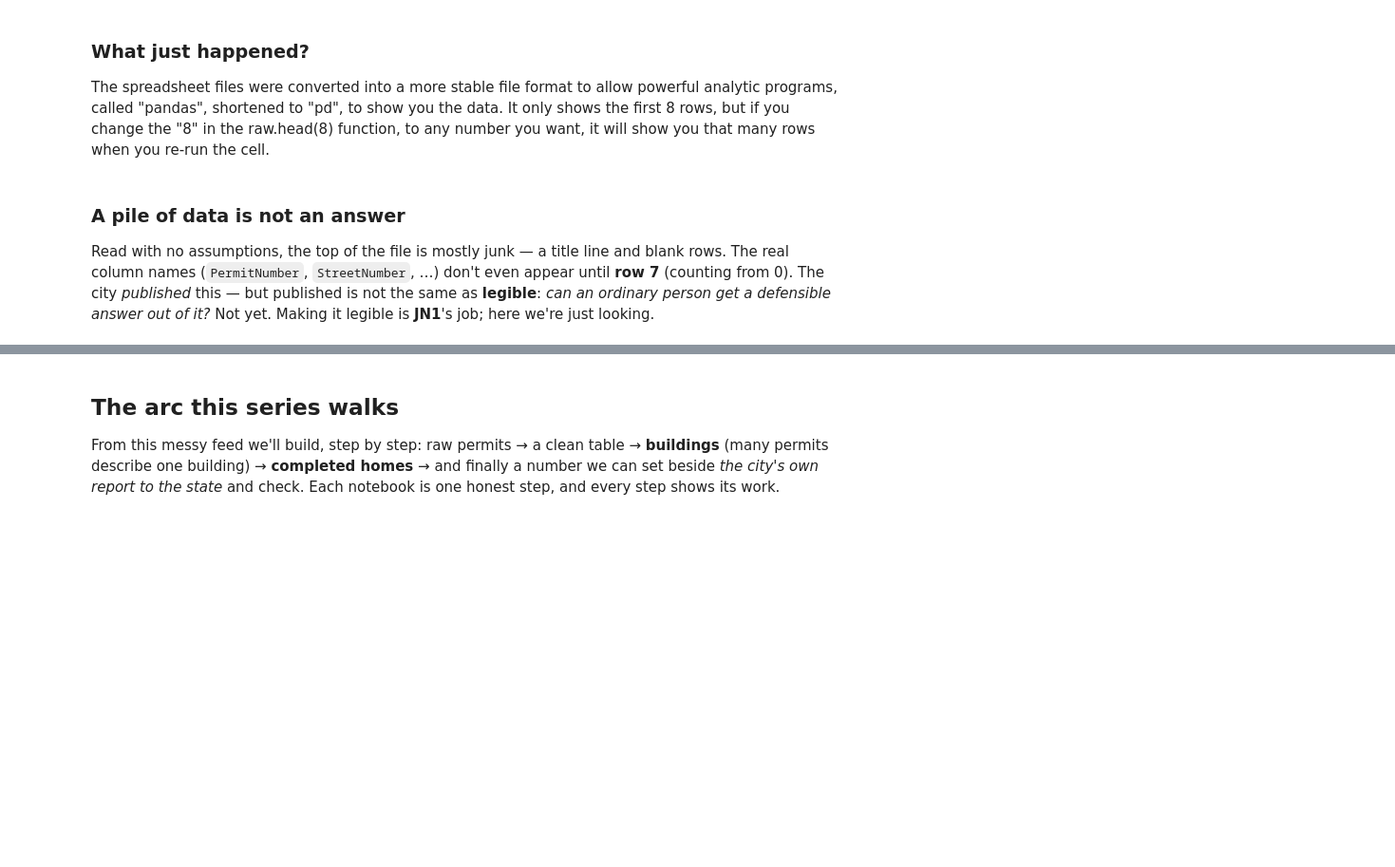
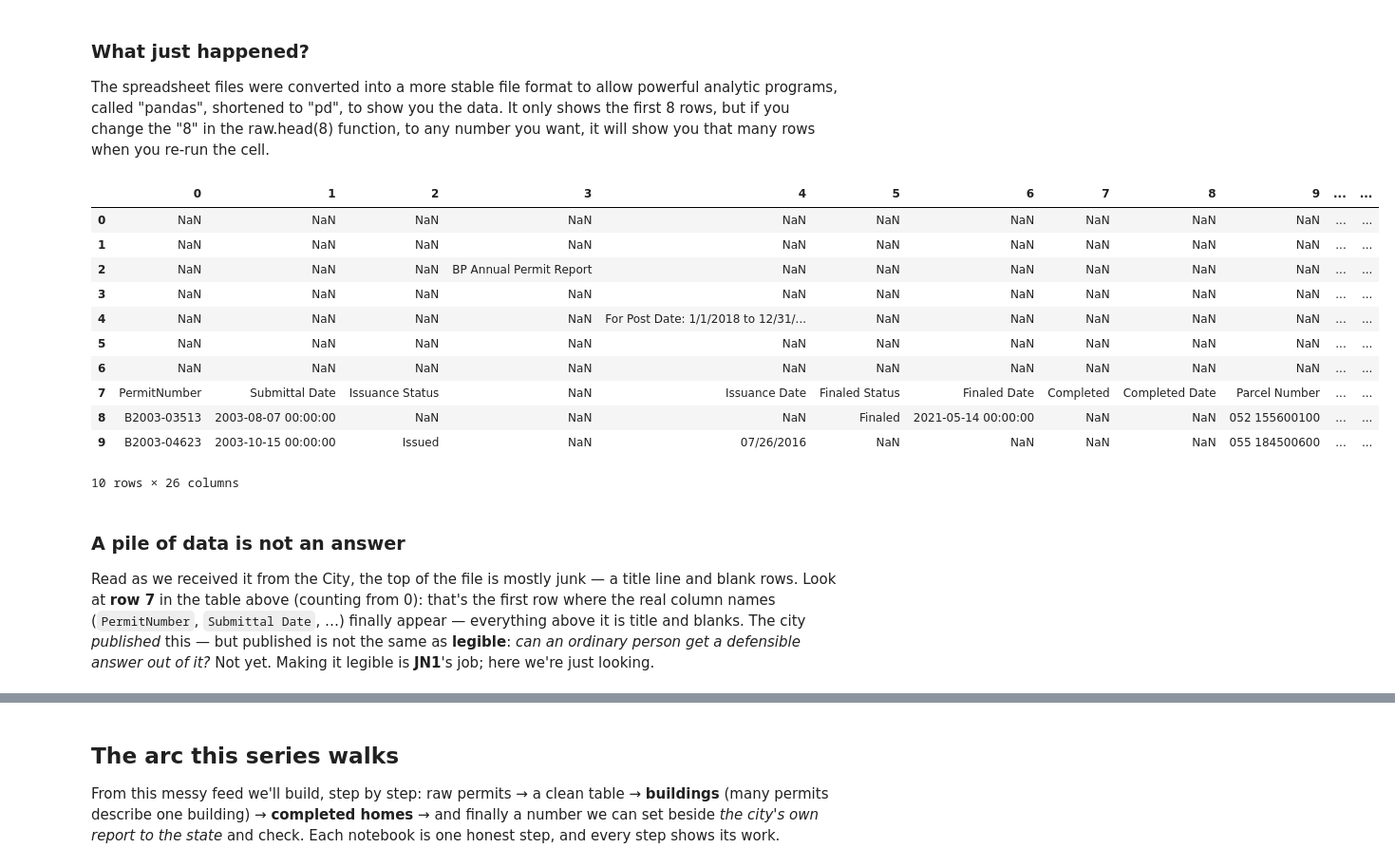
Before and after one commit to blockXblock/berkeley-housing-analysis, a Jupyter notebook: notebooks/curriculum/JN0a_why_data.ipynb, the cells around one changed output, grey strips where cells are left out. Shown at 95% size. Saved outputs shown, nothing was run; the diff lists cells and outputs as text; code cells hidden in the pictures; blank space fills up the shorter version.

Commit message:
curriculum: JN0a — show header-search rows + loaded table, clarify one-file-vs-both, fix Pérez name
Co-Authored-By: Claude Opus 4.8 (1M context) <noreply@anthropic.com>

```diff
--- a/notebooks/curriculum/JN0a_why_data.ipynb
+++ b/notebooks/curriculum/JN0a_why_data.ipynb
@@ -177,10 +177,24 @@ The spreadsheet files were converted into a more stable file format to allow pow
 # %%
 # find which of the top rows actually holds the column names
 _hdr = next(i for i in range(9) if 'PermitNumber' in raw.iloc[i].astype(str).tolist())
+from IPython.display import display
+display(raw.head(_hdr + 3))   # the junk rows on top + the header row + a couple of data rows
 md(f'''### A pile of data is not an answer
 
-Read as we received it from the City, the top of the file is mostly junk — a title line and blank rows. The real column names (`PermitNumber`, `StreetNumber`, …) don't even appear until **row {_hdr}** (counting from 0). The city *published* this — but published is not the same as **legible**: *can an ordinary person get a defensible answer out of it?* Not yet. Making it legible is **JN1**'s job; here we're just looking.''')
+Read as we received it from the City, the top of the file is mostly junk — a title line and blank rows. Look at **row {_hdr}** in the table above (counting from 0): that's the first row where the real column names (`PermitNumber`, `Submittal Date`, …) finally appear — everything above it is title and blanks. The city *published* this — but published is not the same as **legible**: *can an ordinary person get a defensible answer out of it?* Not yet. Making it legible is **JN1**'s job; here we're just looking.''')
 # %% [output]
+|  | 0 | 1 | 2 | 3 | 4 | 5 | 6 | 7 | 8 | 9 | ... | ... |
+| 0 | NaN | NaN | NaN | NaN | NaN | NaN | NaN | NaN | NaN | NaN | ... | ... |
+| 1 | NaN | NaN | NaN | NaN | NaN | NaN | NaN | NaN | NaN | NaN | ... | ... |
+| 2 | NaN | NaN | NaN | BP Annual Permit Report | NaN | NaN | NaN | NaN | NaN | NaN | ... | ... |
+| 3 | NaN | NaN | NaN | NaN | NaN | NaN | NaN | NaN | NaN | NaN | ... | ... |
+| 4 | NaN | NaN | NaN | NaN | For Post Date: 1/1/2018 to 12/31/... | NaN | NaN | NaN | NaN | NaN | ... | ... |
+| 5 | NaN | NaN | NaN | NaN | NaN | NaN | NaN | NaN | NaN | NaN | ... | ... |
+| 6 | NaN | NaN | NaN | NaN | NaN | NaN | NaN | NaN | NaN | NaN | ... | ... |
+| 7 | PermitNumber | Submittal Date | Issuance Status | NaN | Issuance Date | Finaled Status | Finaled Date | Completed | Completed Date | Parcel Number | ... | ... |
+| 8 | B2003-03513 | 2003-08-07 00:00:00 | NaN | NaN | NaN | Finaled | 2021-05-14 00:00:00 | NaN | NaN | 052 155600100 | ... | ... |
+| 9 | B2003-04623 | 2003-10-15 00:00:00 | Issued | NaN | 07/26/2016 | NaN | NaN | NaN | NaN | 055 184500600 | ... | ... |
+10 rows × 26 columns
 ### A pile of data is not an answer
 
-Read with no assumptions, the top of the file is mostly junk — a title line and blank rows. The real column names (`PermitNumber`, `StreetNumber`, …) don't even appear until **row 7** (counting from 0). The city *published* this — but published is not the same as **legible**: *can an ordinary person get a defensible answer out of it?* Not yet. Making it legible is **JN1**'s job; here we're just looking.
+Read as we received it from the City, the top of the file is mostly junk — a title line and blank rows. Look at **row 7** in the table above (counting from 0): that's the first row where the real column names (`PermitNumber`, `Submittal Date`, …) finally appear — everything above it is title and blanks. The city *published* this — but published is not the same as **legible**: *can an ordinary person get a defensible answer out of it?* Not yet. Making it legible is **JN1**'s job; here we're just looking.
```
Also changed, not shown: parts of 3 cells of this notebook.
